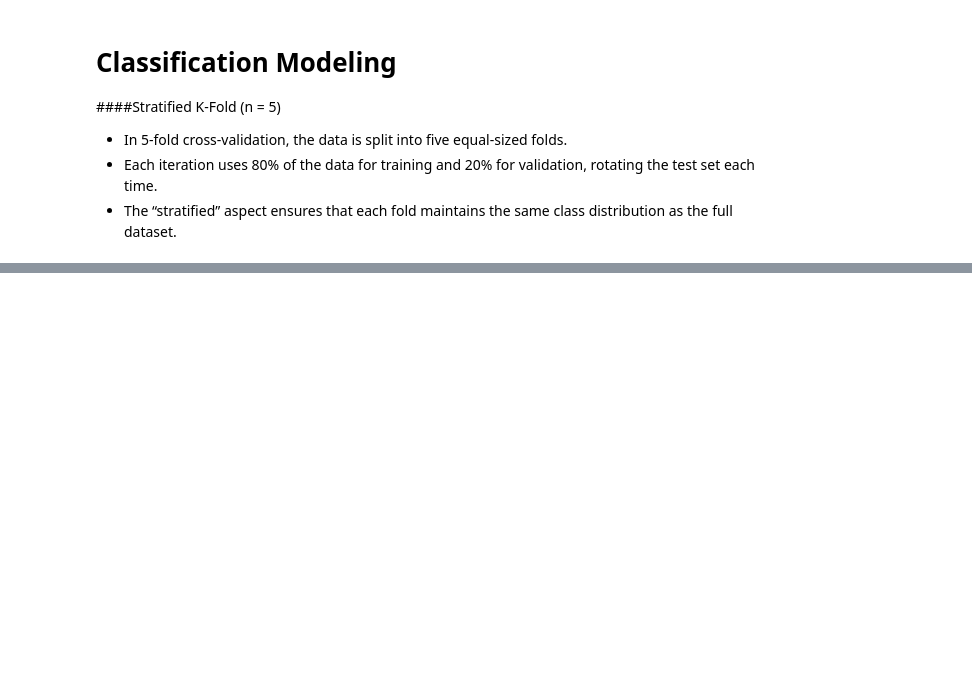
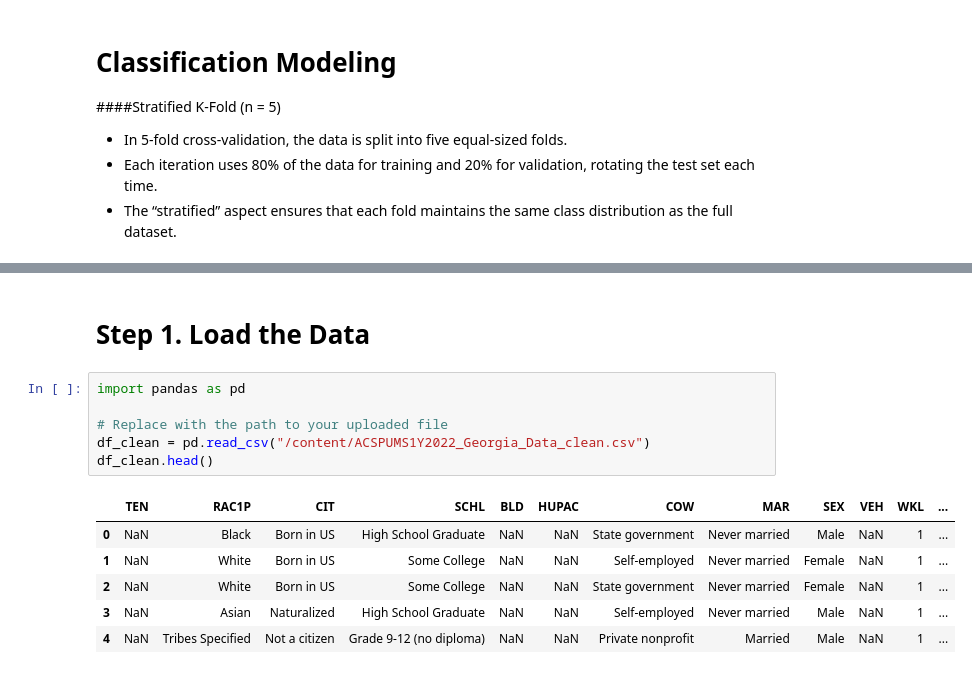
Before and after one commit to FRWilliams/classifier_app, a Jupyter notebook: ACS_Data_Modeling_Notebook.ipynb, the cells around one changed output, grey strips where cells are left out. Cells and saved outputs as stored; diff of their text form; blank space fills up the shorter version.

```diff
--- a/ACS_Data_Modeling_Notebook.ipynb
+++ b/ACS_Data_Modeling_Notebook.ipynb
@@ -163 +10,16 @@ df_clean.sample(5)
+# %% [markdown]
+# Step 1. Load the Data
+# %%
+import pandas as pd
+
+# Replace with the path to your uploaded file
+df_clean = pd.read_csv("/content/ACSPUMS1Y2022_Georgia_Data_clean.csv")
+df_clean.head()
+# %% [output]
+|  | TEN | RAC1P | CIT | SCHL | BLD | HUPAC | COW | MAR | SEX | VEH | WKL | ... |
+| 0 | NaN | Black | Born in US | High School Graduate | NaN | NaN | State government | Never married | Male | NaN | 1 | ... |
+| 1 | NaN | White | Born in US | Some College | NaN | NaN | Self-employed | Never married | Female | NaN | 1 | ... |
+| 2 | NaN | White | Born in US | Some College | NaN | NaN | State government | Never married | Female | NaN | 1 | ... |
+| 3 | NaN | Asian | Naturalized | High School Graduate | NaN | NaN | Self-employed | Never married | Male | NaN | 1 | ... |
+| 4 | NaN | Tribes Specified | Not a citizen | Grade 9-12 (no diploma) | NaN | NaN | Private nonprofit | Married | Male | NaN | 1 | ... |
 # %%
```
Also changed, not shown: parts of 17 cells of this notebook.
